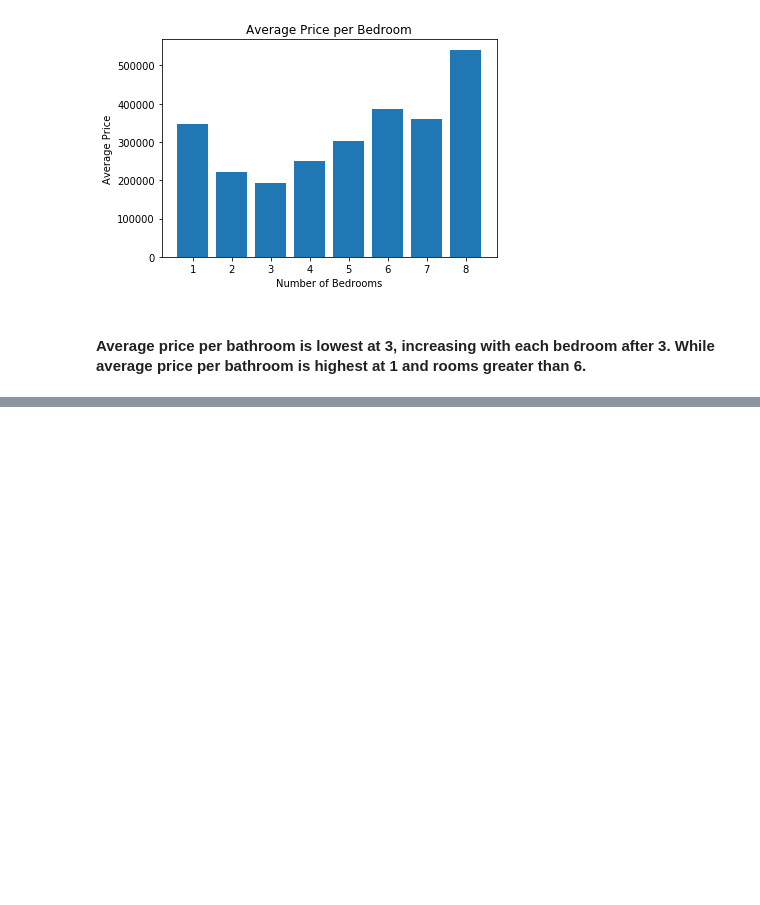
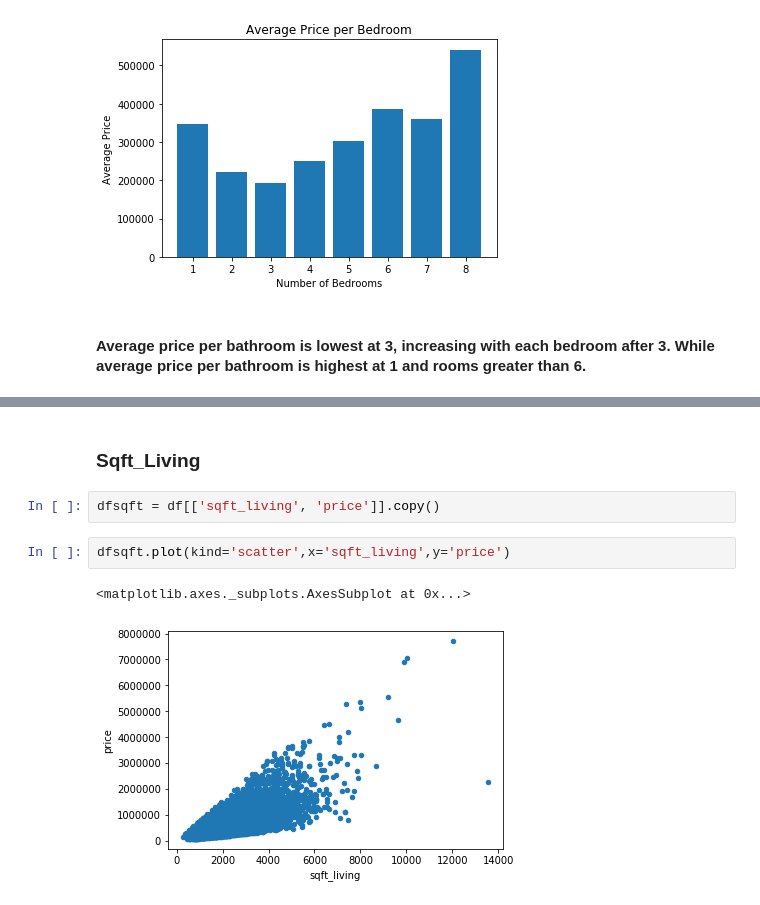
Before and after one commit to mwon3919/Springboard_Captstone1, a Jupyter notebook: Springboard_capstoneproject1.ipynb, the cells around one changed output, grey strips where cells are left out. Drawn from its saved outputs; the diff is of its cells as text; blank space fills up the shorter version.

Commit message:
added visuals per feature

```diff
--- a/Springboard_capstoneproject1.ipynb
+++ b/Springboard_capstoneproject1.ipynb
@@ -1167,0 +1182,9 @@ Text(0,0.5,'Average Price')
+# %% [markdown]
+### Sqft_Living
+# %%
+dfsqft = df[['sqft_living', 'price']].copy()
+# %%
+dfsqft.plot(kind='scatter',x='sqft_living',y='price')
+# %% [output]
+<matplotlib.axes._subplots.AxesSubplot at 0x...>
+[figure, added]
```
Also changed, not shown: parts of 112 cells of this notebook.
